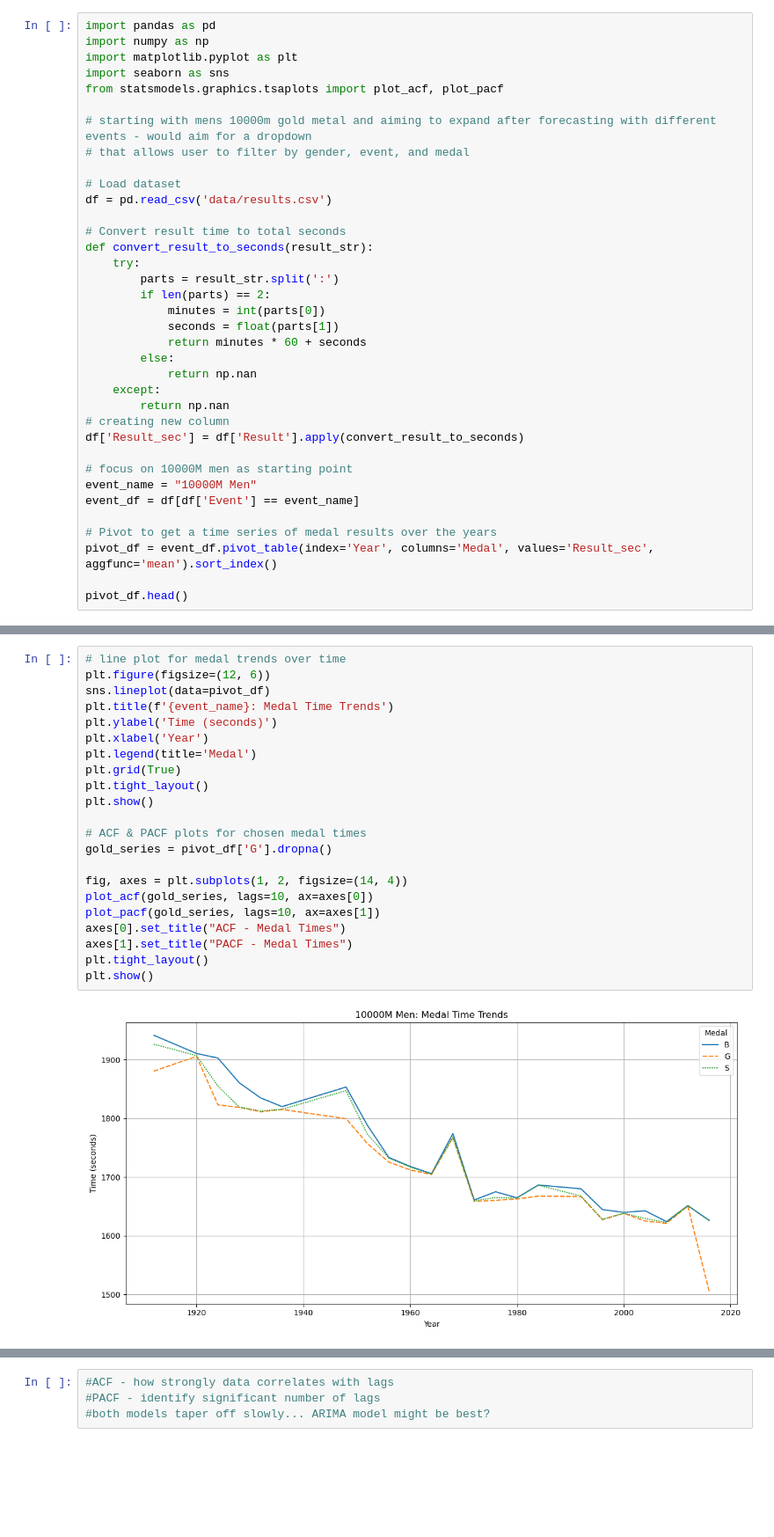
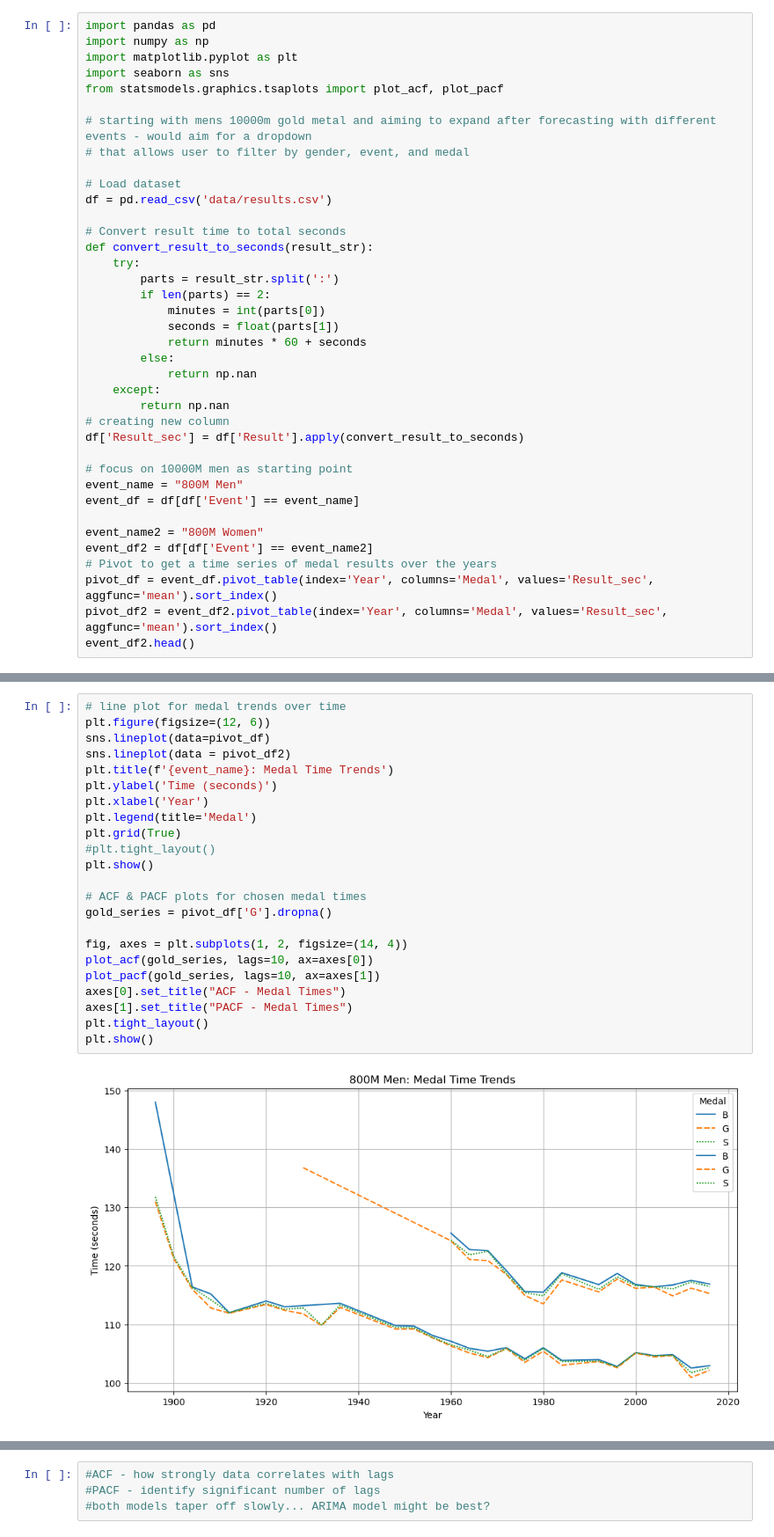
Before and after one commit to avaduggan/ML4420_project, a Jupyter notebook: athletics_time_series.ipynb, the cells around one changed output, grey strips where cells are left out. Shown at 88% size. Saved outputs shown, nothing was run; the diff lists cells and outputs as text; blank space fills up the shorter version.

```diff
--- a/athletics_time_series.ipynb
+++ b/athletics_time_series.ipynb
@@ -27,11 +27,13 @@ def convert_result_to_seconds(result_str):
 df['Result_sec'] = df['Result'].apply(convert_result_to_seconds)
 
 # focus on 10000M men as starting point
-event_name = "10000M Men"
+event_name = "800M Men"
 event_df = df[df['Event'] == event_name]
 
+event_name2 = "800M Women"
+event_df2 = df[df['Event'] == event_name2]
 # Pivot to get a time series of medal results over the years
 pivot_df = event_df.pivot_table(index='Year', columns='Medal', values='Result_sec', aggfunc='mean').sort_index()
-
-pivot_df.head()
+pivot_df2 = event_df2.pivot_table(index='Year', columns='Medal', values='Result_sec', aggfunc='mean').sort_index()
+event_df2.head()
 # %% [output]
@@ -45,24 +52,25 @@ pivot_df.head()
 # %%
 # line plot for medal trends over time
 plt.figure(figsize=(12, 6))
 sns.lineplot(data=pivot_df)
+sns.lineplot(data = pivot_df2)
 plt.title(f'{event_name}: Medal Time Trends')
 plt.ylabel('Time (seconds)')
 plt.xlabel('Year')
 plt.legend(title='Medal')
 plt.grid(True)
-plt.tight_layout()
+#plt.tight_layout()
 plt.show()
 
 # ACF & PACF plots for chosen medal times
 gold_series = pivot_df['G'].dropna()
 
 fig, axes = plt.subplots(1, 2, figsize=(14, 4))
 plot_acf(gold_series, lags=10, ax=axes[0])
 plot_pacf(gold_series, lags=10, ax=axes[1])
 axes[0].set_title("ACF - Medal Times")
 axes[1].set_title("PACF - Medal Times")
 plt.tight_layout()
 plt.show()
 # %% [output]
-[figure, old version]
+[figure, new version]
```
Also changed, not shown: parts of 7 cells of this notebook, 3 other files.
